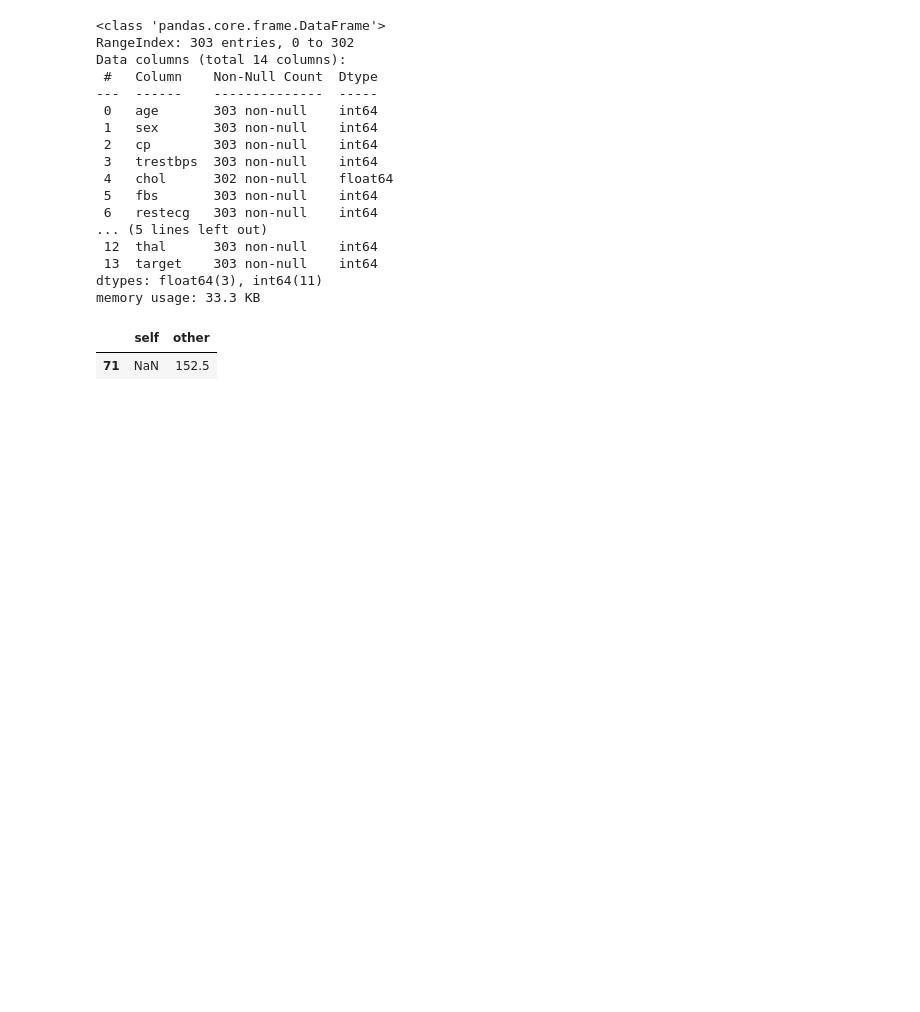
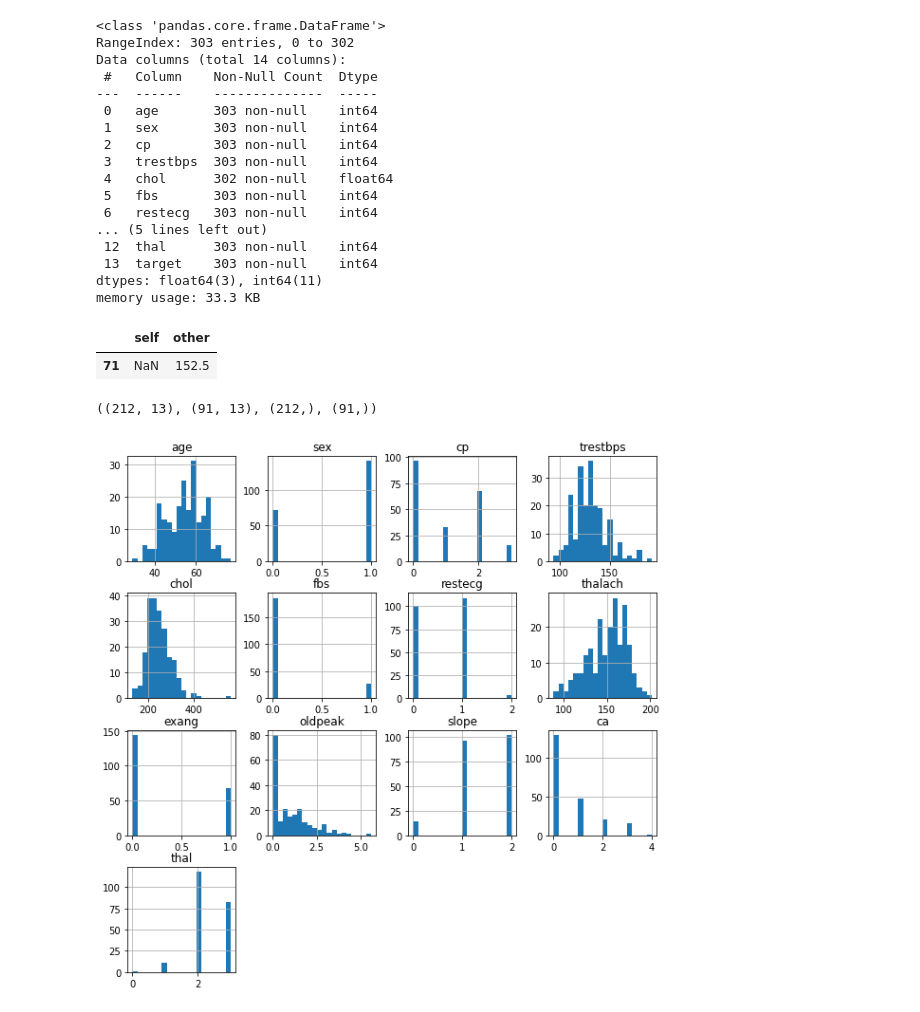
Before and after one commit to CharleneLimKH/python-mini-exercises, a Jupyter notebook: Using KNN_Copy_of_imputation.ipynb, the cells around one changed output. Cells and saved outputs as stored; diff of their text form; code cells hidden in the pictures; blank space fills up the shorter version.

```diff
--- a/Using KNN_Copy_of_imputation.ipynb
+++ b/Using KNN_Copy_of_imputation.ipynb
@@ -129,14 +121,22 @@ import seaborn as sns
 
 #First we split the dataset into train and test
 from sklearn.model_selection import train_test_split
-'PUT YOUR CODE HERE'
-'PUT YOUR CODE HERE'
-'PUT YOUR CODE HERE'
-'PUT YOUR CODE HERE'
+data=pd.read_csv('heart_missing.csv')
+data.head()
+
+y=data.target
+x=data.drop('target', axis=1)
+x_train, x_test, y_train, y_test = train_test_split(x,y,test_size=0.3, random_state=42) #why 42? e number is agreed by general
+x_train.shape,x_test.shape,y_train.shape,y_test.shape
+#x_train.describe()
+# %% [output]
+((212, 13), (91, 13), (212,), (91,))
 # %%
 #Plot histograms of the data in 20 bins and figure size of figsize=(10,10)
-'PUT YOUR CODE HERE'
-plt.show()
+plt = x_train.hist(figsize=(10,10),bins=20)
+#plt.show()
+# %% [output]
+[figure, added]
 # %%
 # Create figure
 plt.figure(figsize=(18,5))
```
Also changed, not shown: parts of 4 cells of this notebook.
